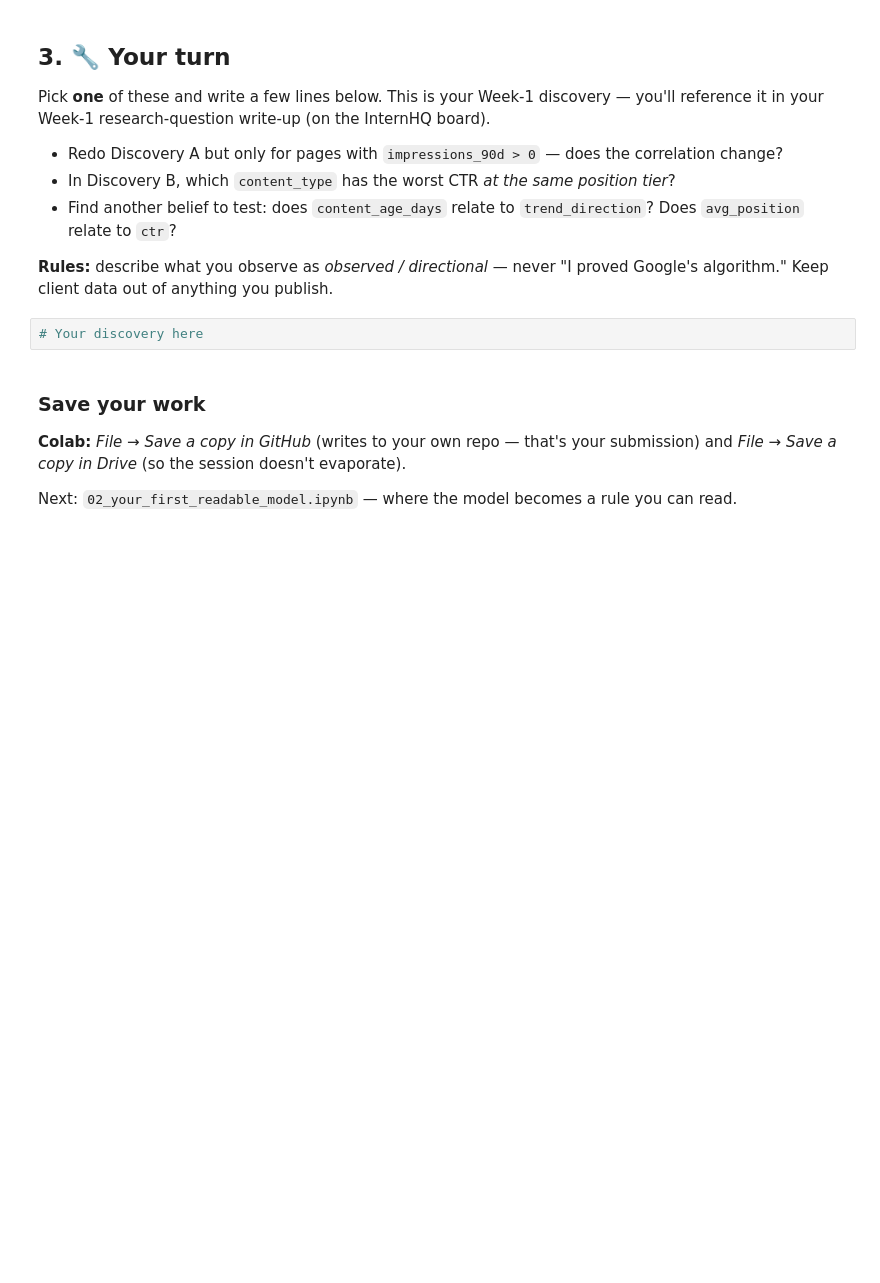
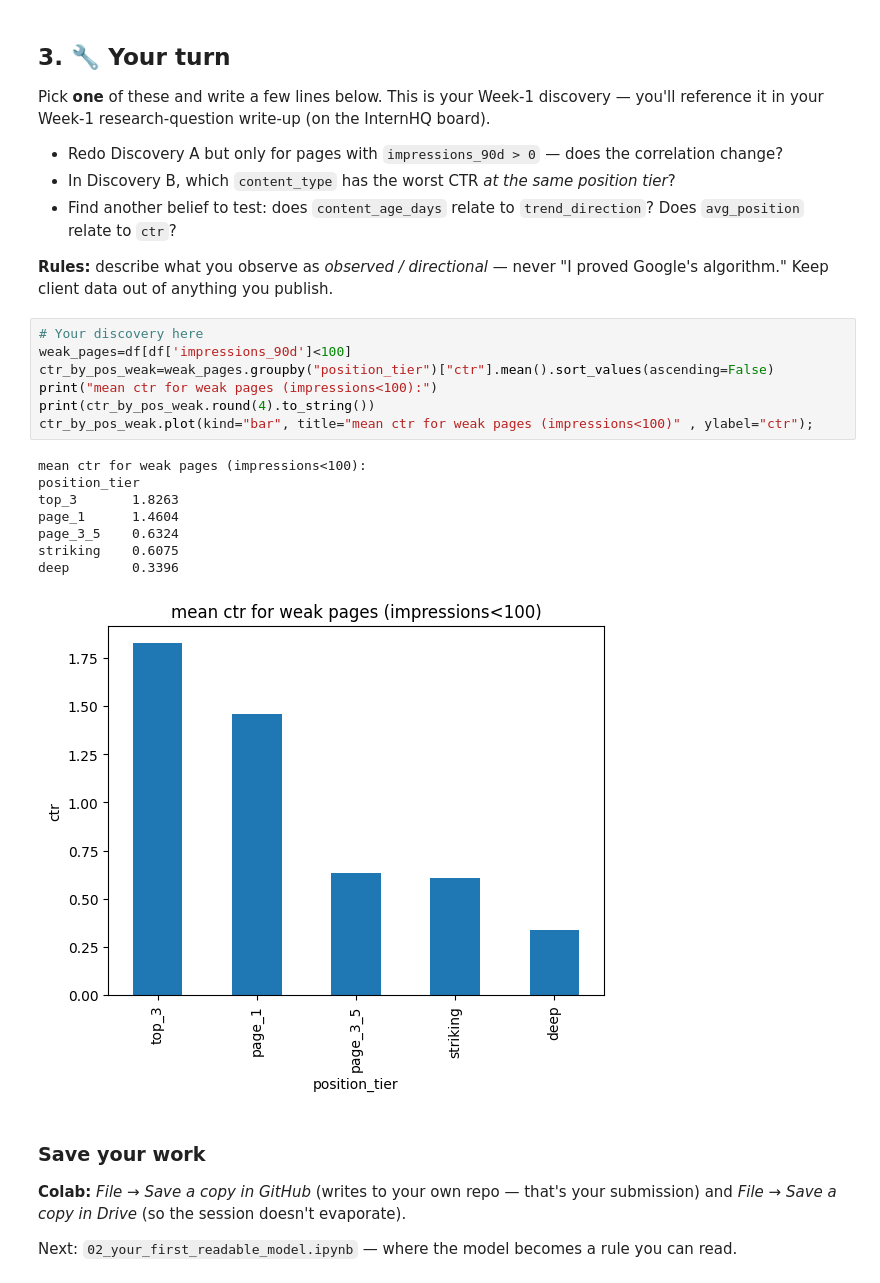
Before and after one commit to verena-shaker/flyrank-ml-internship, a Jupyter notebook: notebooks/01_first_look_and_discovery.ipynb, the cells around one changed output. Saved outputs shown, nothing was run; the diff lists cells and outputs as text; blank space fills up the shorter version.

```diff
--- a/notebooks/01_first_look_and_discovery.ipynb
+++ b/notebooks/01_first_look_and_discovery.ipynb
@@ -99,6 +153,20 @@ Pick **one** of these and write a few lines below. This is your Week-1 discovery
 **Rules:** describe what you observe as *observed / directional* — never "I proved Google's algorithm." Keep client data out of anything you publish.
 # %%
 # Your discovery here
+weak_pages=df[df['impressions_90d']<100]
+ctr_by_pos_weak=weak_pages.groupby("position_tier")["ctr"].mean().sort_values(ascending=False)
+print("mean ctr for weak pages (impressions<100):")
+print(ctr_by_pos_weak.round(4).to_string())
+ctr_by_pos_weak.plot(kind="bar", title="mean ctr for weak pages (impressions<100)" , ylabel="ctr");
+# %% [output]
+mean ctr for weak pages (impressions<100):
+position_tier
+top_3       1.8263
+page_1      1.4604
+page_3_5    0.6324
+striking    0.6075
+deep        0.3396
+[figure, added]
 # %% [markdown]
 ### Save your work
 **Colab:** *File → Save a copy in GitHub* (writes to your own repo — that's your submission) and *File → Save a copy in Drive* (so the session doesn't evaporate).
```
Also changed, not shown: parts of 7 cells of this notebook.
